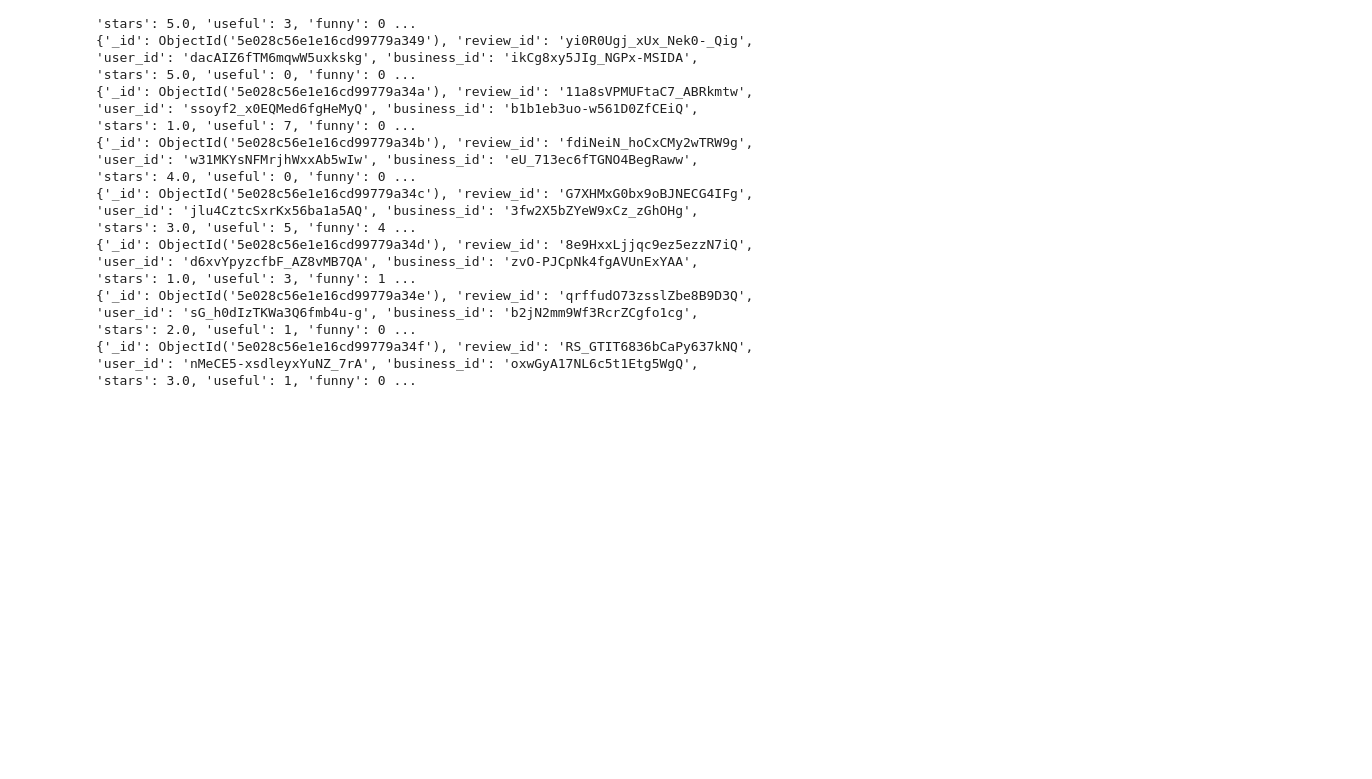
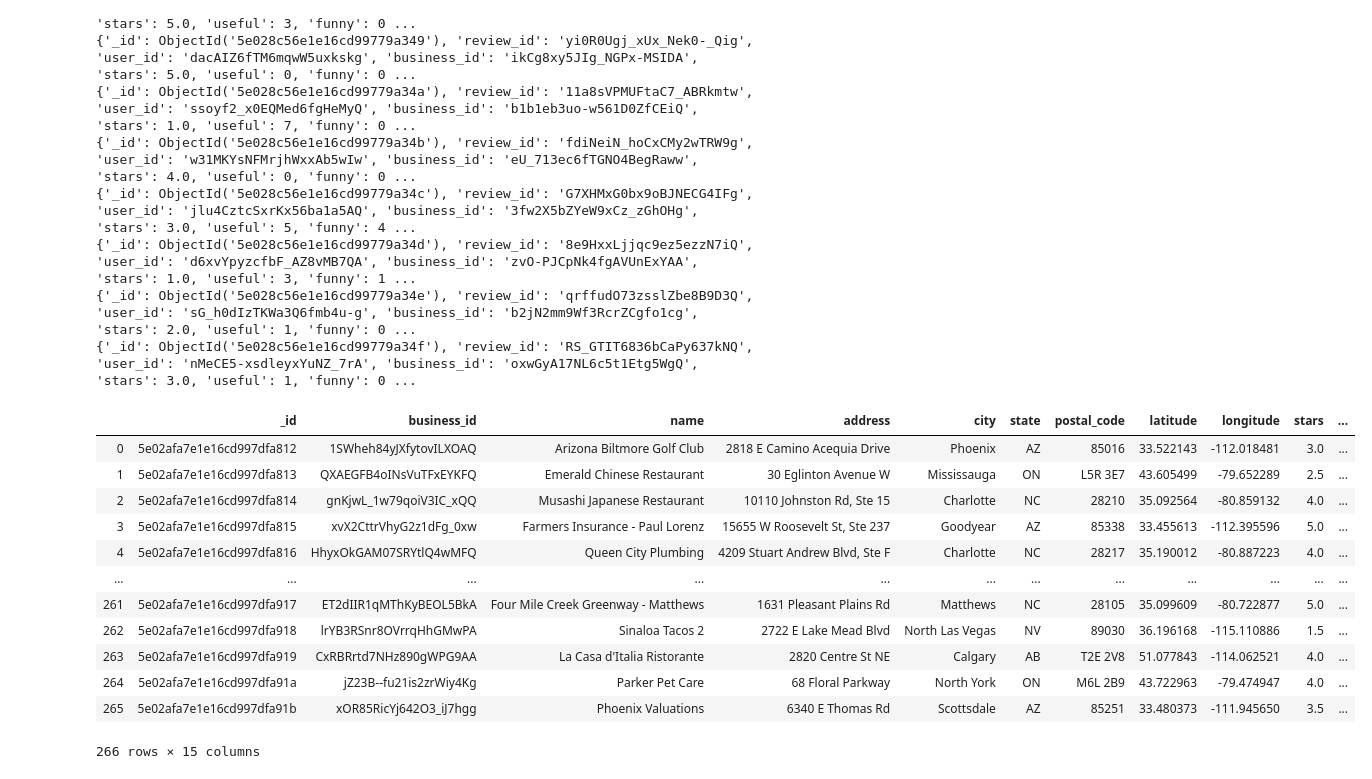
Before and after one commit to yueweng/restaurant-reviews, a Jupyter notebook: project.ipynb, the cells around one changed output. Saved outputs shown, nothing was run; the diff lists cells and outputs as text; code cells hidden in the pictures; blank space fills up the shorter version.

```diff
--- a/project.ipynb
+++ b/project.ipynb
@@ -60,0 +69,16 @@ with open('yelp_dataset/user.json', 'r') as f:
+# %%
+business_df.head(266)
+# %% [output]
+|  | _id | business_id | name | address | city | state | postal_code | latitude | longitude | stars | ... |
+| 0 | 5e02afa7e1e16cd997dfa812 | 1SWheh84yJXfytovILXOAQ | Arizona Biltmore Golf Club | 2818 E Camino Acequia Drive | Phoenix | AZ | 85016 | 33.522143 | -112.018481 | 3.0 | ... |
+| 1 | 5e02afa7e1e16cd997dfa813 | QXAEGFB4oINsVuTFxEYKFQ | Emerald Chinese Restaurant | 30 Eglinton Avenue W | Mississauga | ON | L5R 3E7 | 43.605499 | -79.652289 | 2.5 | ... |
+| 2 | 5e02afa7e1e16cd997dfa814 | gnKjwL_1w79qoiV3IC_xQQ | Musashi Japanese Restaurant | 10110 Johnston Rd, Ste 15 | Charlotte | NC | 28210 | 35.092564 | -80.859132 | 4.0 | ... |
+| 3 | 5e02afa7e1e16cd997dfa815 | xvX2CttrVhyG2z1dFg_0xw | Farmers Insurance - Paul Lorenz | 15655 W Roosevelt St, Ste 237 | Goodyear | AZ | 85338 | 33.455613 | -112.395596 | 5.0 | ... |
+| 4 | 5e02afa7e1e16cd997dfa816 | HhyxOkGAM07SRYtlQ4wMFQ | Queen City Plumbing | 4209 Stuart Andrew Blvd, Ste F | Charlotte | NC | 28217 | 35.190012 | -80.887223 | 4.0 | ... |
+| ... | ... | ... | ... | ... | ... | ... | ... | ... | ... | ... | ... |
+| 261 | 5e02afa7e1e16cd997dfa917 | ET2dIIR1qMThKyBEOL5BkA | Four Mile Creek Greenway - Matthews | 1631 Pleasant Plains Rd | Matthews | NC | 28105 | 35.099609 | -80.722877 | 5.0 | ... |
+| 262 | 5e02afa7e1e16cd997dfa918 | lrYB3RSnr8OVrrqHhGMwPA | Sinaloa Tacos 2 | 2722 E Lake Mead Blvd | North Las Vegas | NV | 89030 | 36.196168 | -115.110886 | 1.5 | ... |
+| 263 | 5e02afa7e1e16cd997dfa919 | CxRBRrtd7NHz890gWPG9AA | La Casa d'Italia Ristorante | 2820 Centre St NE | Calgary | AB | T2E 2V8 | 51.077843 | -114.062521 | 4.0 | ... |
+| 264 | 5e02afa7e1e16cd997dfa91a | jZ23B--fu21is2zrWiy4Kg | Parker Pet Care | 68 Floral Parkway | North York | ON | M6L 2B9 | 43.722963 | -79.474947 | 4.0 | ... |
+| 265 | 5e02afa7e1e16cd997dfa91b | xOR85RicYj642O3_iJ7hgg | Phoenix Valuations | 6340 E Thomas Rd | Scottsdale | AZ | 85251 | 33.480373 | -111.945650 | 3.5 | ... |
+266 rows × 15 columns
```
Also changed, not shown: parts of 6 cells of this notebook, 2 other files.
